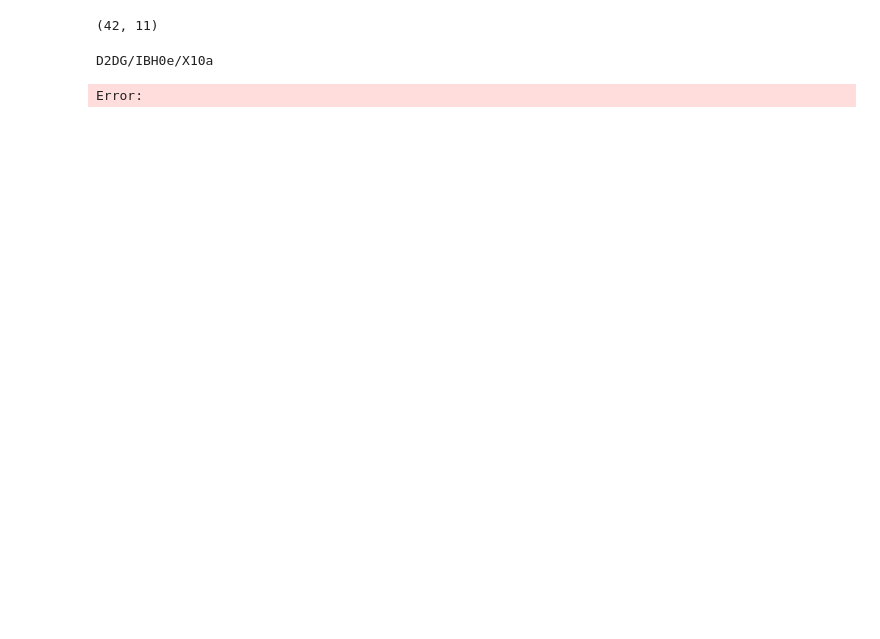
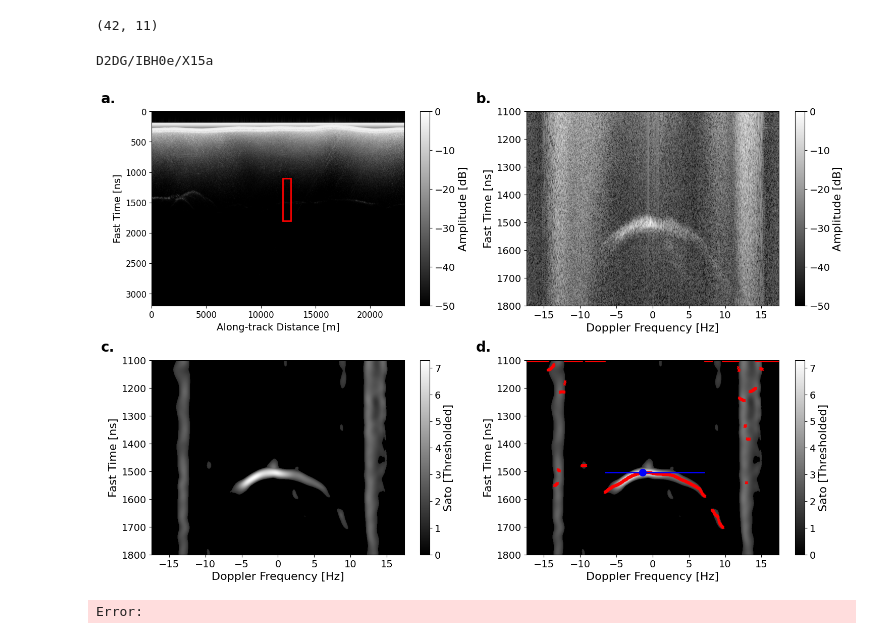
Before and after one commit to zsk4/DavidSpecularity, a Jupyter notebook: FigureS1/FigureS1.ipynb, the cells around one changed output. Cells and saved outputs as stored; diff of their text form; code cells hidden in the pictures; blank space fills up the shorter version.

```diff
--- a/FigureS1/FigureS1.ipynb
+++ b/FigureS1/FigureS1.ipynb
@@ -331,16 +332,28 @@ len(offset_video_radargrams_1819), len(offset_video_radargrams_1617)
 # %%
 # Select radargram
 # Find radargram with transect id containing a certian Name
-rad_no = 'X10a'
+rad_no = 'X15a'
 for radargram in offset_video_radargrams_1819:
     if rad_no in radargram.transect_id:
         print(radargram.transect_id)
         test_rad = radargram
         break
+
+avg_distance = np.mean(np.diff(test_rad['distance'].values))
+
+time = (test_rad['time'][-1] - test_rad['time'][0])
+time = time / np.timedelta64(1, 's')
+
+velocity = (test_rad['distance'][-1] - test_rad['distance'][0]).values / time #m/s
+test_rad['avg_velocity']  = velocity
+
+dt = np.gradient(test_rad.time.values.astype('datetime64[ns]').astype('int64')) / 1e9 # seconds
+dd = np.gradient(test_rad.distance.values) # meters
+test_rad['velocity'] = (('distance',), dd/ dt) # m/s
 # %% [output]
-D2DG/IBH0e/X10a
+D2DG/IBH0e/X15a
 # %%
-def plot_doppler(freq, data, data_fft, start_y, end_y, ridge_params, rad_db_sato):
+def plot_doppler(freq, data, data_fft, start_y, end_y, ridge_params, rad_db_sato,start_x, end_x):
     """
     Plot doppler spectrum and Sato-filtered doppler spectrum with max and width
     """
@@ -358,6 +371,10 @@ def plot_doppler(freq, data, data_fft, start_y, end_y, ridge_params, rad_db_sato
     ax1.set_ylabel('Fast Time [ns]', fontsize=14)
     ax1.tick_params(labelsize=12)
     ax1.invert_yaxis()
+
+    # Add rectangle to show window used for doppler spectrum
+    rect = plt.Rectangle((start_x, start_y), end_x - start_x, end_y - start_y, edgecolor='red', facecolor='none', linewidth=2)
+    ax1.add_patch(rect)
 
     cb1 = fig.colorbar(im1, ax=ax1)
     cb1.ax.tick_params(labelsize=14)
@@ -430,25 +447,26 @@ def plot_doppler(freq, data, data_fft, start_y, end_y, ridge_params, rad_db_sato
 
     fig.tight_layout()
     return fig
-# %% [output]
-Error:
 # %%
 # Make 4 panel figure S1
 # Example doppler spectrum and width calculation
 dat = test_rad['bxds2'].compute().astype(np.float32)
 analytic = scipy.signal.hilbert(dat, axis=1)
 data = analytic.T
 
 
-for x in [15000,15500,16000,16500,17000,17500,18000]:
+for x in [12000]:
     freq, data_fft, start_y, end_y, x_center, y_center = compute_doppler_spectrum(test_rad, x, x+750)
     x_sato, y_sato, sato_thresholded = calc_doppler_ridge(freq, data_fft, start_y, end_y)
     right, left, x_at_max, y_at_max = calc_width_and_max(x_sato, y_sato, threshold=100)
     ridge_params = {'right':right, 'left':left, 'x_at_max':x_at_max, 'y_at_max':y_at_max}
 
-    fig = plot_doppler(freq, data, data_fft, start_y, end_y, ridge_params, sato_thresholded)
+    fig = plot_doppler(freq, data, data_fft, start_y, end_y, ridge_params, sato_thresholded,x,x+750)
 
 
     fig.tight_layout()
 
 fig.savefig(os.path.join(outdir, 'FigureS1.png'), dpi=300, bbox_inches='tight')
+# %% [output]
+[figure, added]
+Error:
```
Also changed, not shown: parts of 2 cells of this notebook, 6 other files.
